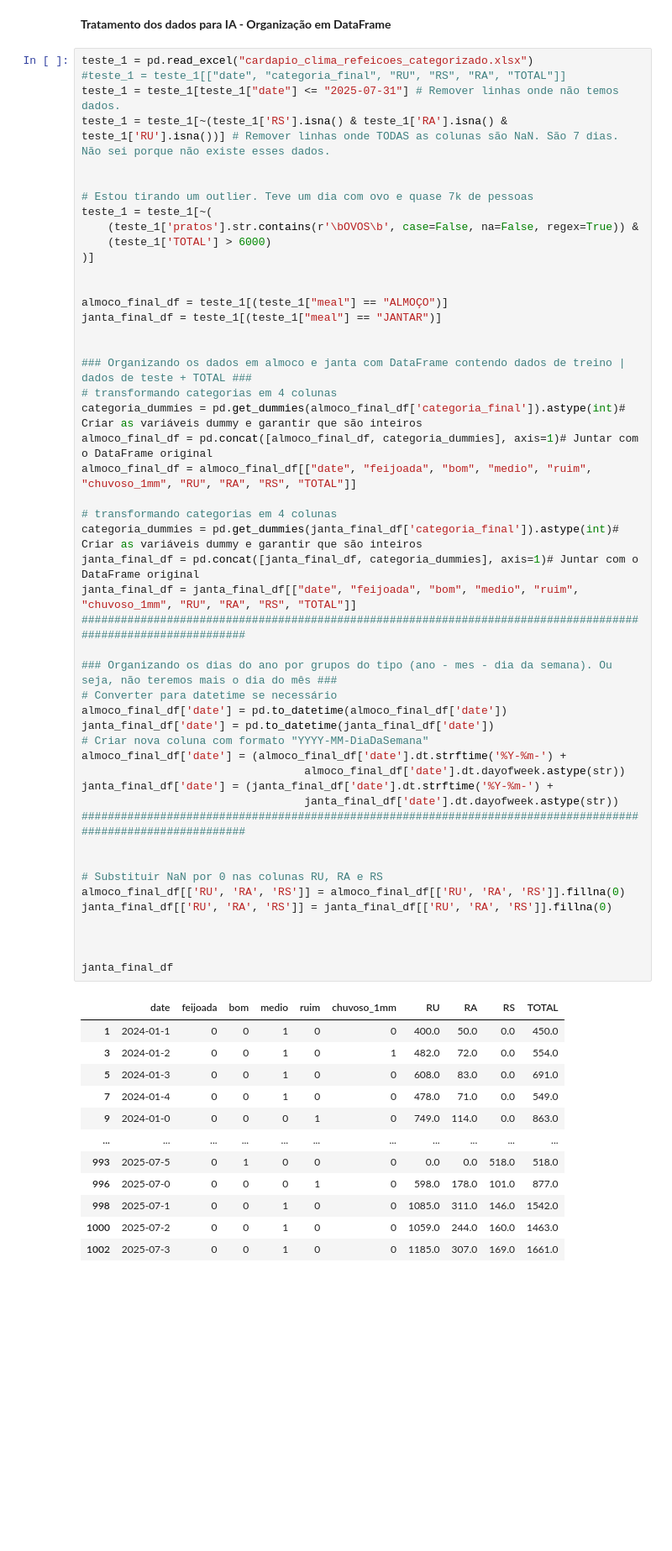
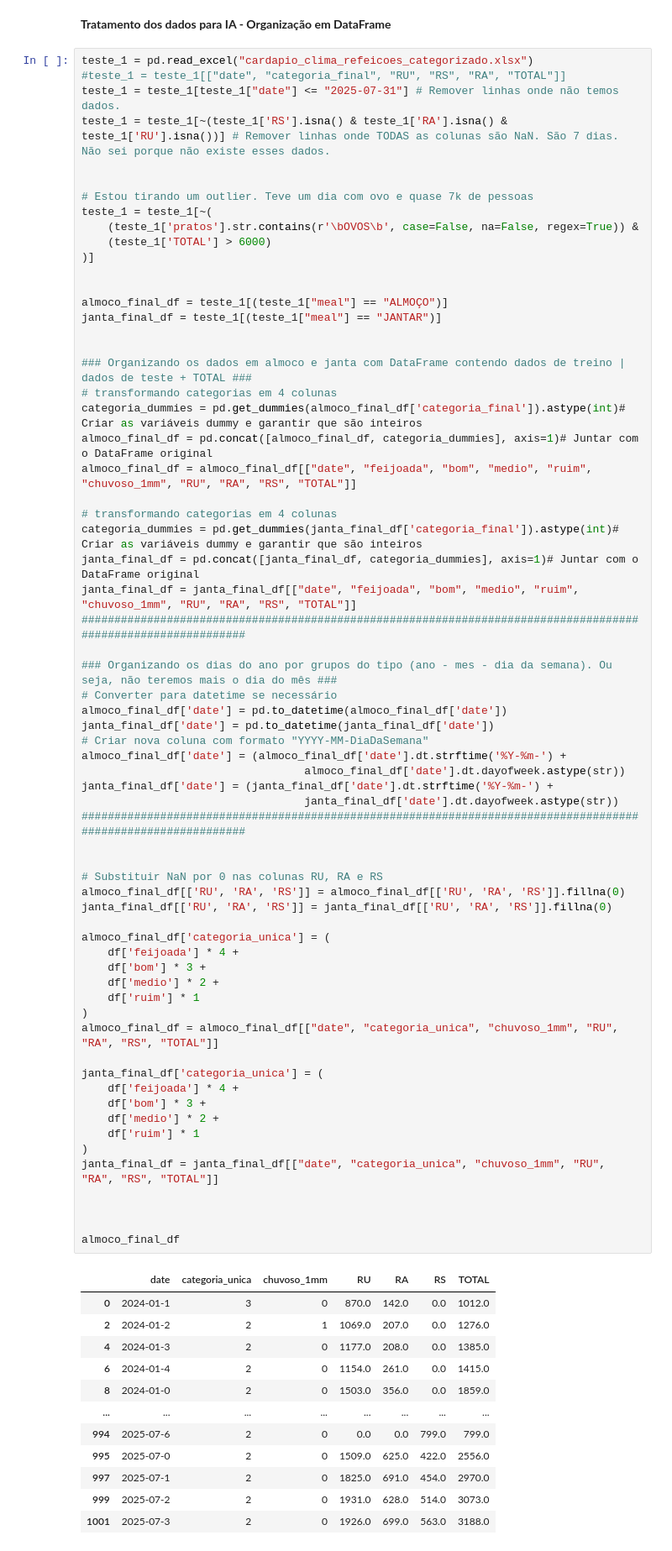
Before and after one commit to FabioAFFilho/MM4, a Jupyter notebook: Cópia_de_Trabalho_IA_RU.ipynb, the cells around one changed output. Shown at 84% size. Drawn from its saved outputs; the diff is of its cells as text; blank space fills up the shorter version.

```diff
--- a/Cópia_de_Trabalho_IA_RU.ipynb
+++ b/Cópia_de_Trabalho_IA_RU.ipynb
@@ -1215,43 +1215,59 @@ janta_final_df = teste_1[(teste_1["meal"] == "JANTAR")]
 # transformando categorias em 4 colunas
 categoria_dummies = pd.get_dummies(almoco_final_df['categoria_final']).astype(int)# Criar as variáveis dummy e garantir que são inteiros
 almoco_final_df = pd.concat([almoco_final_df, categoria_dummies], axis=1)# Juntar com o DataFrame original
 almoco_final_df = almoco_final_df[["date", "feijoada", "bom", "medio", "ruim", "chuvoso_1mm", "RU", "RA", "RS", "TOTAL"]]
 
 # transformando categorias em 4 colunas
 categoria_dummies = pd.get_dummies(janta_final_df['categoria_final']).astype(int)# Criar as variáveis dummy e garantir que são inteiros
 janta_final_df = pd.concat([janta_final_df, categoria_dummies], axis=1)# Juntar com o DataFrame original
 janta_final_df = janta_final_df[["date", "feijoada", "bom", "medio", "ruim", "chuvoso_1mm", "RU", "RA", "RS", "TOTAL"]]
 ##############################################################################################################
 
 ### Organizando os dias do ano por grupos do tipo (ano - mes - dia da semana). Ou seja, não teremos mais o dia do mês ###
 # Converter para datetime se necessário
 almoco_final_df['date'] = pd.to_datetime(almoco_final_df['date'])
 janta_final_df['date'] = pd.to_datetime(janta_final_df['date'])
 # Criar nova coluna com formato "YYYY-MM-DiaDaSemana"
 almoco_final_df['date'] = (almoco_final_df['date'].dt.strftime('%Y-%m-') +
                                   almoco_final_df['date'].dt.dayofweek.astype(str))
 janta_final_df['date'] = (janta_final_df['date'].dt.strftime('%Y-%m-') +
                                   janta_final_df['date'].dt.dayofweek.astype(str))
 ##############################################################################################################
 
 
 # Substituir NaN por 0 nas colunas RU, RA e RS
 almoco_final_df[['RU', 'RA', 'RS']] = almoco_final_df[['RU', 'RA', 'RS']].fillna(0)
 janta_final_df[['RU', 'RA', 'RS']] = janta_final_df[['RU', 'RA', 'RS']].fillna(0)
 
+almoco_final_df['categoria_unica'] = (
+    df['feijoada'] * 4 +
+    df['bom'] * 3 +
+    df['medio'] * 2 +
+    df['ruim'] * 1
+)
+almoco_final_df = almoco_final_df[["date", "categoria_unica", "chuvoso_1mm", "RU", "RA", "RS", "TOTAL"]]
+
+janta_final_df['categoria_unica'] = (
+    df['feijoada'] * 4 +
+    df['bom'] * 3 +
+    df['medio'] * 2 +
+    df['ruim'] * 1
+)
+janta_final_df = janta_final_df[["date", "categoria_unica", "chuvoso_1mm", "RU", "RA", "RS", "TOTAL"]]
 
 
-janta_final_df
+
+almoco_final_df
 # %% [output]
-|  | date | feijoada | bom | medio | ruim | chuvoso_1mm | RU | RA | RS | TOTAL |
-| 1 | 2024-01-1 | 0 | 0 | 1 | 0 | 0 | 400.0 | 50.0 | 0.0 | 450.0 |
-| 3 | 2024-01-2 | 0 | 0 | 1 | 0 | 1 | 482.0 | 72.0 | 0.0 | 554.0 |
-| 5 | 2024-01-3 | 0 | 0 | 1 | 0 | 0 | 608.0 | 83.0 | 0.0 | 691.0 |
-| 7 | 2024-01-4 | 0 | 0 | 1 | 0 | 0 | 478.0 | 71.0 | 0.0 | 549.0 |
-| 9 | 2024-01-0 | 0 | 0 | 0 | 1 | 0 | 749.0 | 114.0 | 0.0 | 863.0 |
-| ... | ... | ... | ... | ... | ... | ... | ... | ... | ... | ... |
-| 993 | 2025-07-5 | 0 | 1 | 0 | 0 | 0 | 0.0 | 0.0 | 518.0 | 518.0 |
-| 996 | 2025-07-0 | 0 | 0 | 0 | 1 | 0 | 598.0 | 178.0 | 101.0 | 877.0 |
-| 998 | 2025-07-1 | 0 | 0 | 1 | 0 | 0 | 1085.0 | 311.0 | 146.0 | 1542.0 |
-| 1000 | 2025-07-2 | 0 | 0 | 1 | 0 | 0 | 1059.0 | 244.0 | 160.0 | 1463.0 |
-| 1002 | 2025-07-3 | 0 | 0 | 1 | 0 | 0 | 1185.0 | 307.0 | 169.0 | 1661.0 |
+|  | date | categoria_unica | chuvoso_1mm | RU | RA | RS | TOTAL |
+| 0 | 2024-01-1 | 3 | 0 | 870.0 | 142.0 | 0.0 | 1012.0 |
+| 2 | 2024-01-2 | 2 | 1 | 1069.0 | 207.0 | 0.0 | 1276.0 |
+| 4 | 2024-01-3 | 2 | 0 | 1177.0 | 208.0 | 0.0 | 1385.0 |
+| 6 | 2024-01-4 | 2 | 0 | 1154.0 | 261.0 | 0.0 | 1415.0 |
+| 8 | 2024-01-0 | 2 | 0 | 1503.0 | 356.0 | 0.0 | 1859.0 |
+| ... | ... | ... | ... | ... | ... | ... | ... |
+| 994 | 2025-07-6 | 2 | 0 | 0.0 | 0.0 | 799.0 | 799.0 |
+| 995 | 2025-07-0 | 2 | 0 | 1509.0 | 625.0 | 422.0 | 2556.0 |
+| 997 | 2025-07-1 | 2 | 0 | 1825.0 | 691.0 | 454.0 | 2970.0 |
+| 999 | 2025-07-2 | 2 | 0 | 1931.0 | 628.0 | 514.0 | 3073.0 |
+| 1001 | 2025-07-3 | 2 | 0 | 1926.0 | 699.0 | 563.0 | 3188.0 |
```
Also changed, not shown: parts of 3 cells of this notebook.
